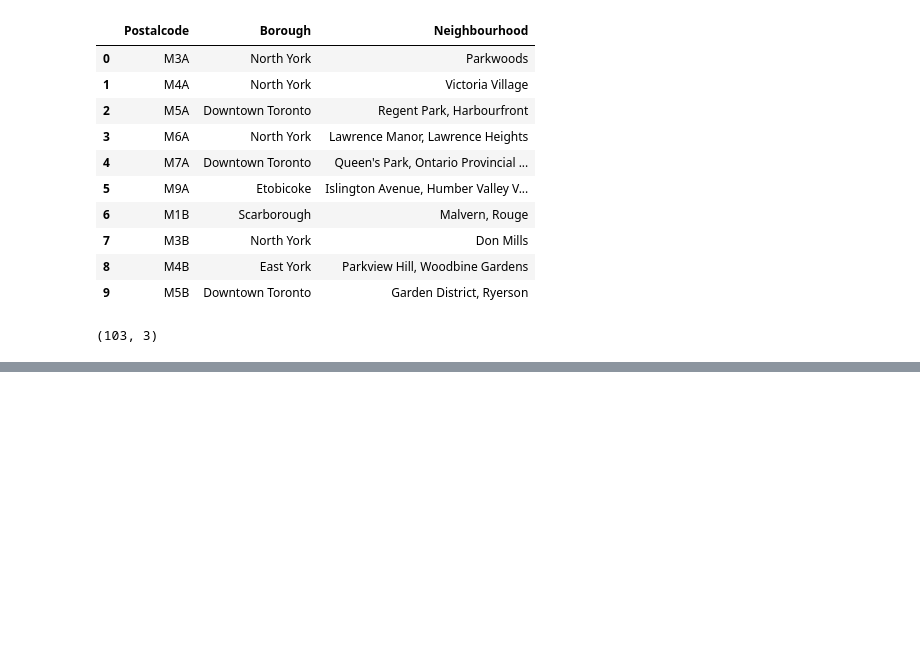
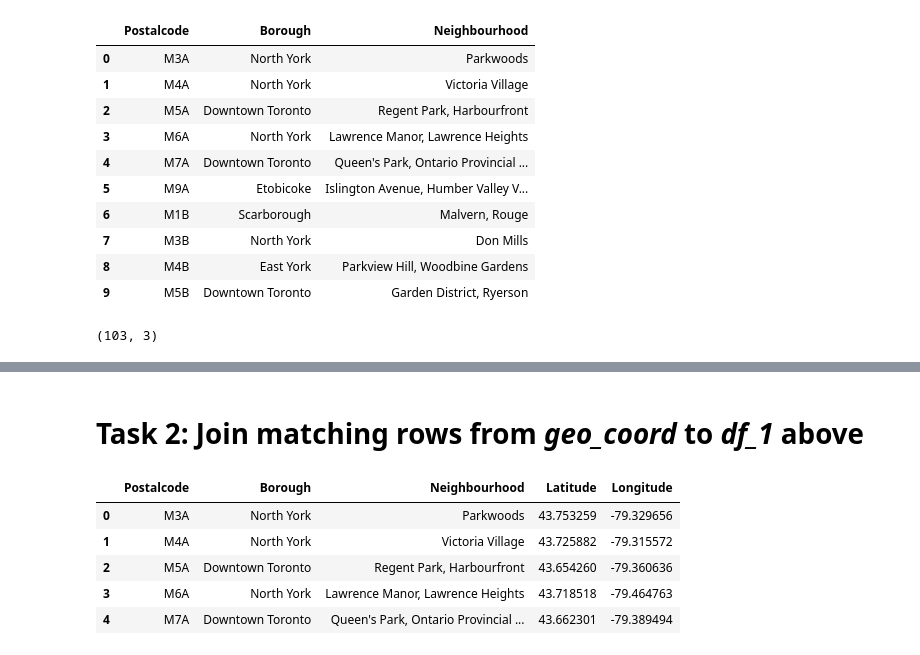
Before and after one commit to Brighton94/data-science-capstone-project, a Jupyter notebook: Segmenting and Clustering Neighborhoods in Toronto.ipynb, the cells around one changed output, grey strips where cells are left out. Drawn from its saved outputs; the diff is of its cells as text; code cells hidden in the pictures; blank space fills up the shorter version.

```diff
--- a/Segmenting and Clustering Neighborhoods in Toronto.ipynb
+++ b/Segmenting and Clustering Neighborhoods in Toronto.ipynb
@@ -143,0 +156,16 @@ df_1.shape
+# %% [markdown]
+# Task 2: Join matching rows from *geo_coord* to  *df_1* above
+# %%
+#renamaing columns to get rid of spaces
+geo_coord=geo_coord.rename(columns={'Postal Code':'Postalcode'})
+
+#Join matching
+df_geo=pd.merge(df_1, geo_coord, how='left', on='Postalcode')
+df_geo.head()
+# %% [output]
+|  | Postalcode | Borough | Neighbourhood | Latitude | Longitude |
+| 0 | M3A | North York | Parkwoods | 43.753259 | -79.329656 |
+| 1 | M4A | North York | Victoria Village | 43.725882 | -79.315572 |
+| 2 | M5A | Downtown Toronto | Regent Park, Harbourfront | 43.654260 | -79.360636 |
+| 3 | M6A | North York | Lawrence Manor, Lawrence Heights | 43.718518 | -79.464763 |
+| 4 | M7A | Downtown Toronto | Queen's Park, Ontario Provincial ... | 43.662301 | -79.389494 |
```
Also changed, not shown: parts of 6 cells of this notebook.
